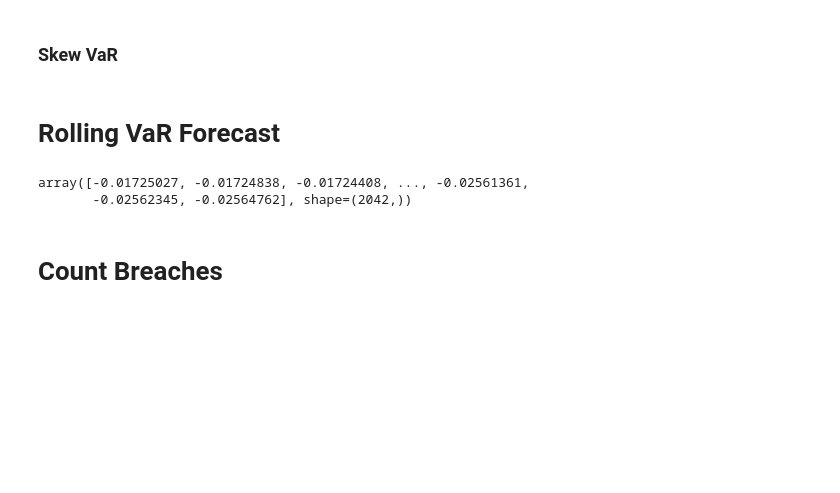
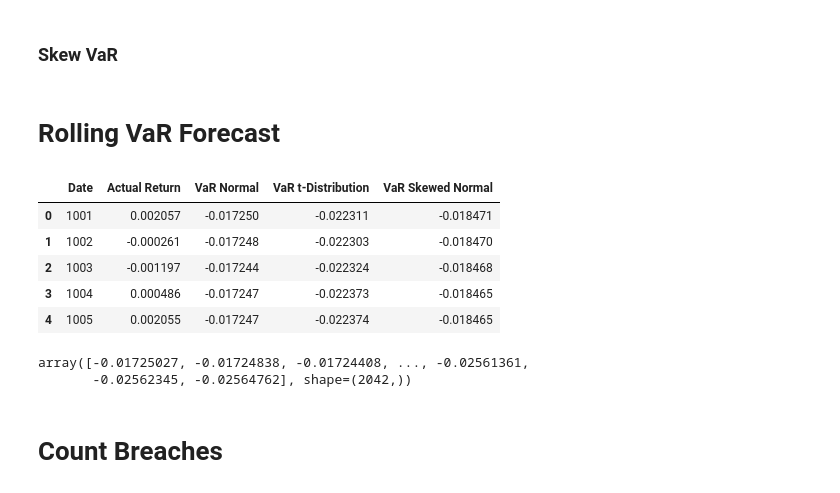
Before and after one commit to akhyear/MonteCarloRiskProject, a Jupyter notebook: notebooks/04_var_backtesting.ipynb, the cells around one changed output. Saved outputs shown, nothing was run; the diff lists cells and outputs as text; code cells hidden in the pictures; blank space fills up the shorter version.

```diff
--- a/notebooks/04_var_backtesting.ipynb
+++ b/notebooks/04_var_backtesting.ipynb
@@ -71,3 +71,19 @@ var_normal = np.array(var_normal).flatten()
 var_t = np.array(var_t).flatten()
 var_skew = np.array(var_skew).flatten()
 actual_returns = np.array(actual_returns).flatten()
+# %%
+var_table = pd.DataFrame({
+    "Date": r.index[window:],
+    "Actual Return": actual_returns,
+    "VaR Normal": var_normal,
+    "VaR t-Distribution": var_t,
+    "VaR Skewed Normal": var_skew
+})
+var_table.head()
+# %% [output]
+|  | Date | Actual Return | VaR Normal | VaR t-Distribution | VaR Skewed Normal |
+| 0 | 1001 | 0.002057 | -0.017250 | -0.022311 | -0.018471 |
+| 1 | 1002 | -0.000261 | -0.017248 | -0.022303 | -0.018470 |
+| 2 | 1003 | -0.001197 | -0.017244 | -0.022324 | -0.018468 |
+| 3 | 1004 | 0.000486 | -0.017247 | -0.022373 | -0.018465 |
+| 4 | 1005 | 0.002055 | -0.017247 | -0.022374 | -0.018465 |
```
Also changed, not shown: parts of 2 cells of this notebook, 2 other files.
